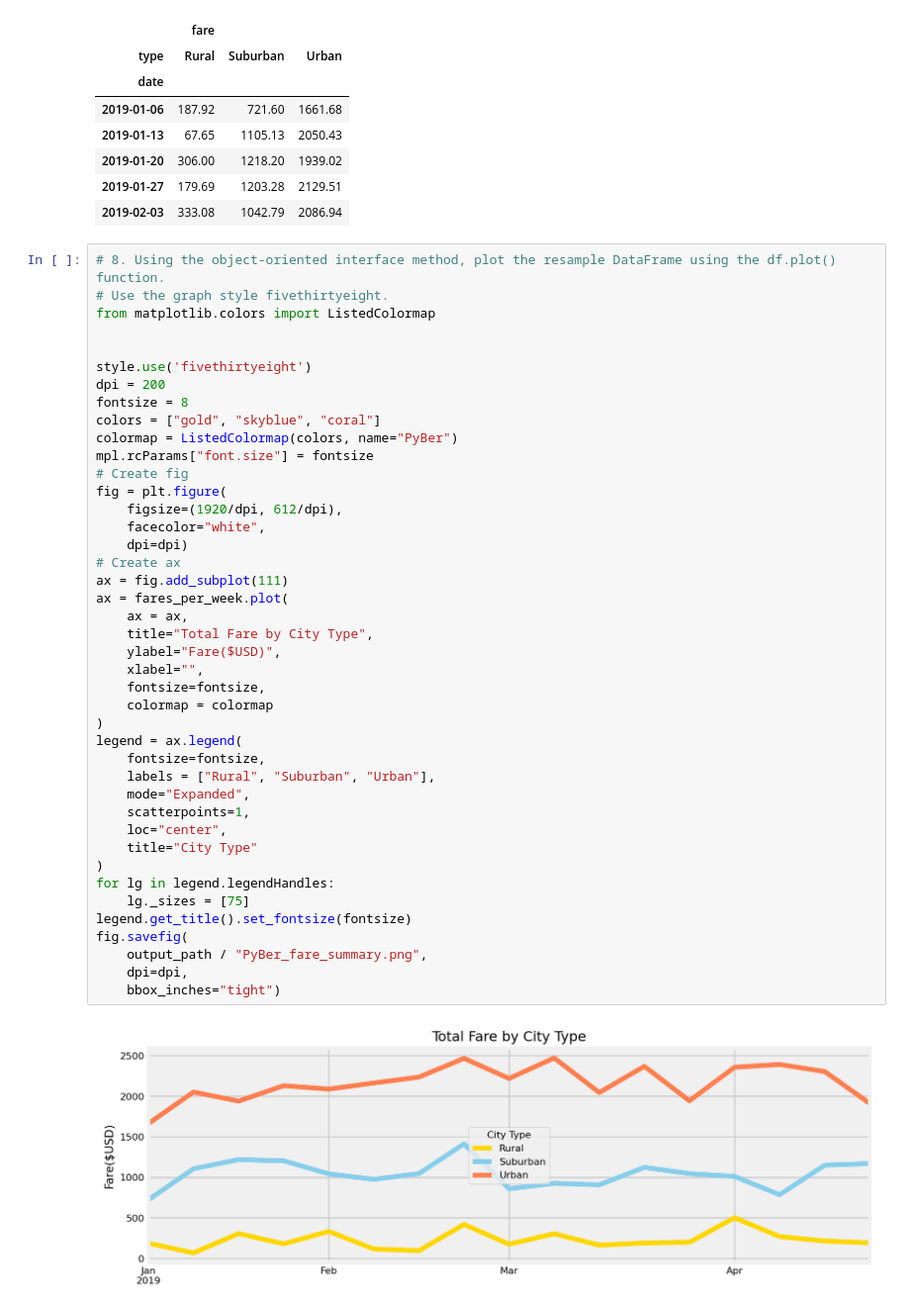
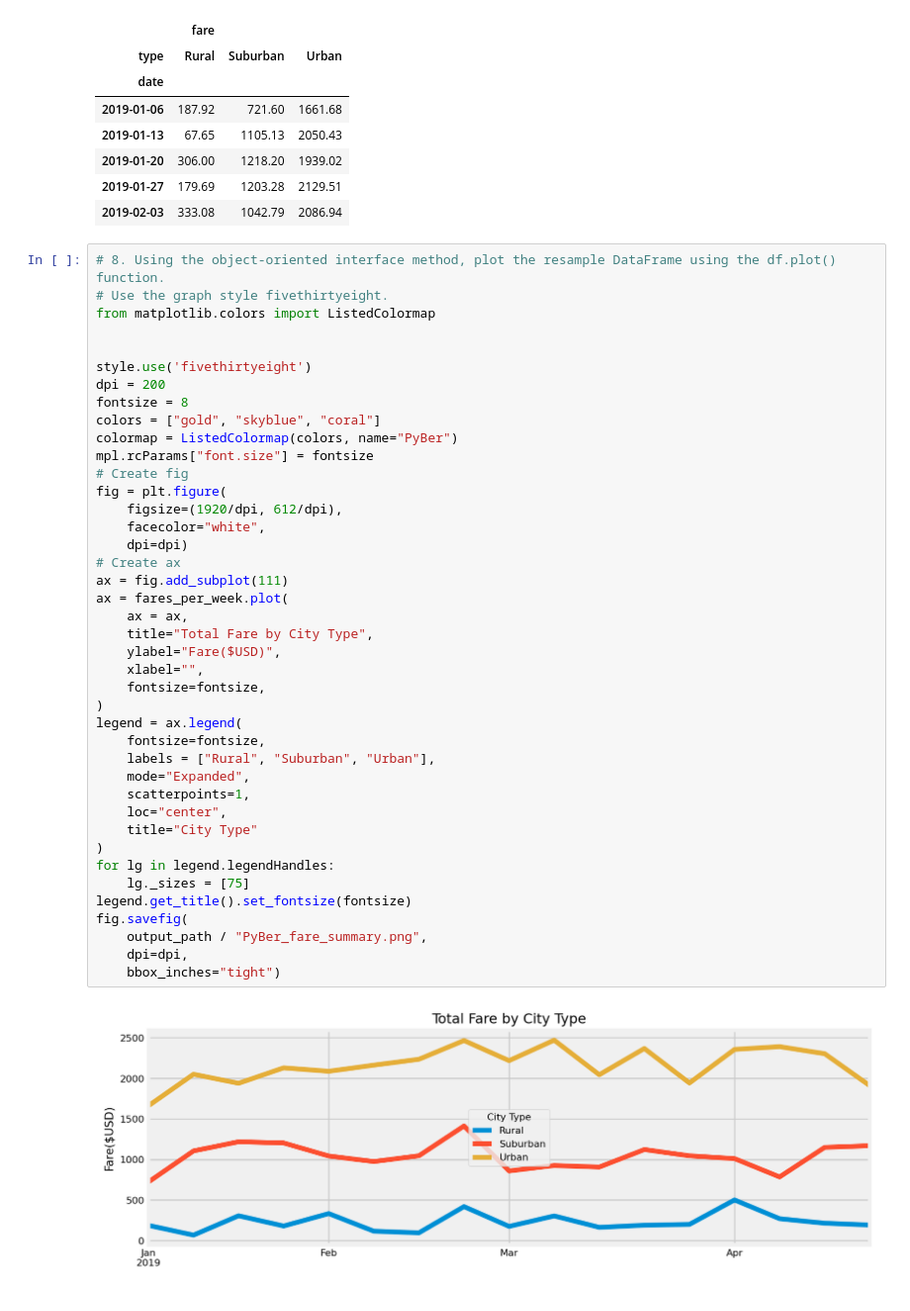
Before and after one commit to AlbertoV5/tec-data-05-matplotlib, a Jupyter notebook: PyBer_Challenge.ipynb, the cells around one changed output. Shown: that part at 99% size. Cells and saved outputs as stored; diff of their text form.

```diff
--- a/PyBer_Challenge.ipynb
+++ b/PyBer_Challenge.ipynb
@@ -136,32 +136,31 @@ mpl.rcParams["font.size"] = fontsize
 # Create fig
 fig = plt.figure(
     figsize=(1920/dpi, 612/dpi),
     facecolor="white",
     dpi=dpi)
 # Create ax
 ax = fig.add_subplot(111)
 ax = fares_per_week.plot(
     ax = ax,
     title="Total Fare by City Type",
     ylabel="Fare($USD)",
     xlabel="",
     fontsize=fontsize,
-    colormap = colormap
 )
 legend = ax.legend(
     fontsize=fontsize,
     labels = ["Rural", "Suburban", "Urban"],
     mode="Expanded",
     scatterpoints=1,
     loc="center",
     title="City Type"
 )
 for lg in legend.legendHandles:
     lg._sizes = [75]
 legend.get_title().set_fontsize(fontsize)
 fig.savefig(
     output_path / "PyBer_fare_summary.png",
     dpi=dpi,
     bbox_inches="tight")
 # %% [output]
-[figure, old version]
+[figure, new version]
```
Also changed, not shown: 42 other files.
